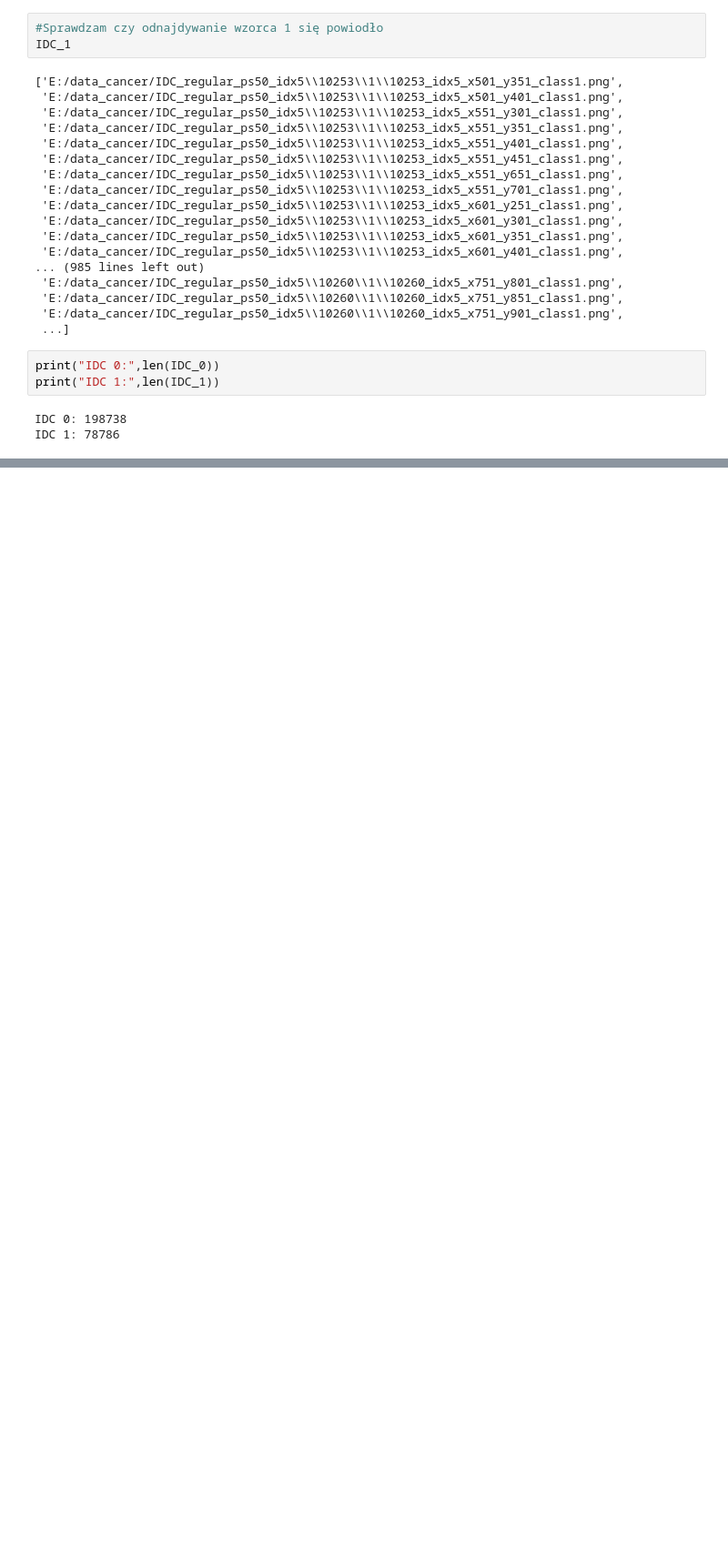
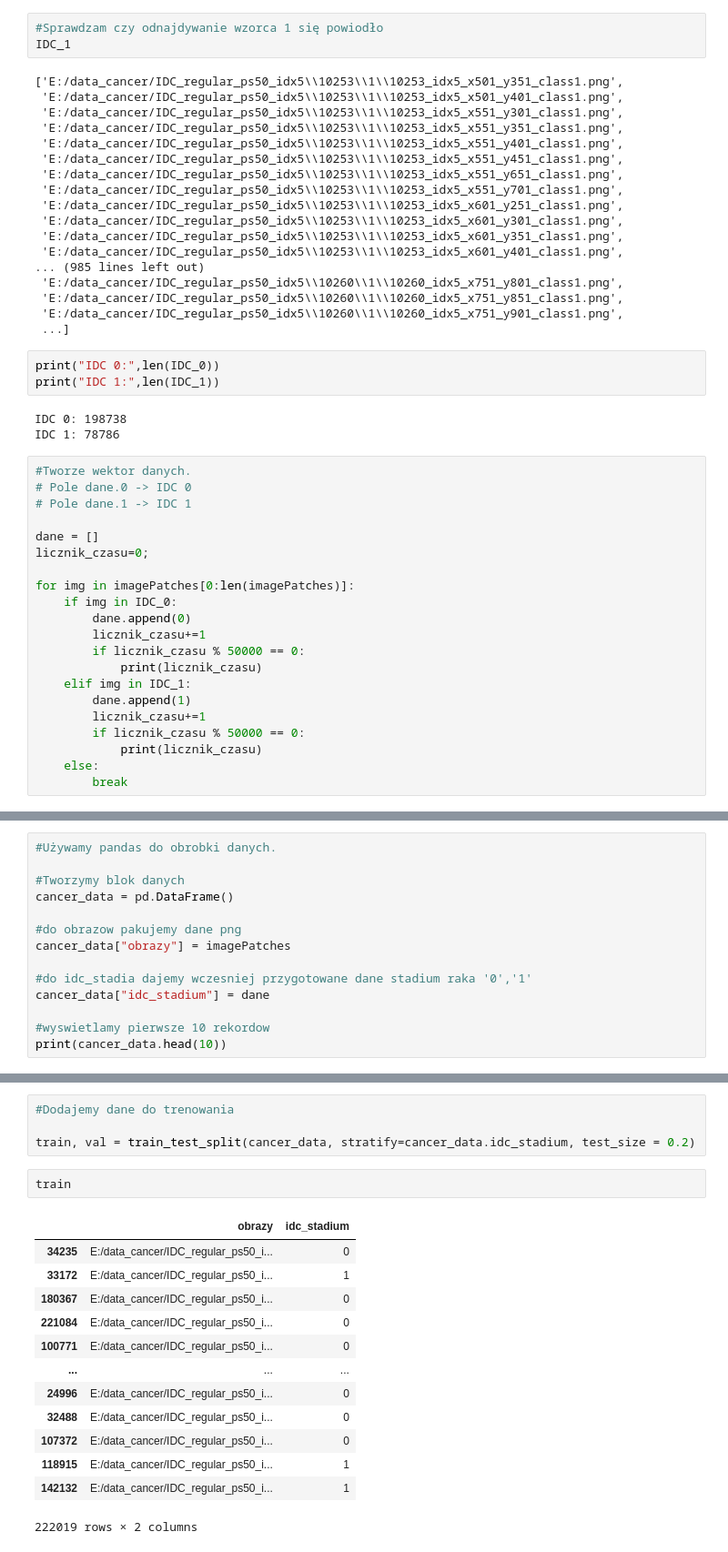
Before and after one commit to BayMichal/AI_Python, a Jupyter notebook: Breast_cancer/PyTorch/Breats_cancer_photos_datebase.ipynb, the cells around one changed output, grey strips where cells are left out. Shown: that part at 91% size. Saved outputs shown, nothing was run; the diff lists cells and outputs as text; blank space fills up the shorter version.

Commit message:
Train

```diff
--- a/Breast_cancer/PyTorch/Breats_cancer_photos_datebase.ipynb
+++ b/Breast_cancer/PyTorch/Breats_cancer_photos_datebase.ipynb
@@ -136,3 +134,24 @@ print("IDC 1:",len(IDC_1))
 # %% [output]
 IDC 0: 198738
 IDC 1: 78786
+# %%
+#Tworze wektor danych.
+# Pole dane.0 -> IDC 0
+# Pole dane.1 -> IDC 1
+
+dane = []
+licznik_czasu=0;
+
+for img in imagePatches[0:len(imagePatches)]:
+    if img in IDC_0:
+        dane.append(0)
+        licznik_czasu+=1
+        if licznik_czasu % 50000 == 0:
+            print(licznik_czasu)
+    elif img in IDC_1:
+        dane.append(1)
+        licznik_czasu+=1
+        if licznik_czasu % 50000 == 0:
+            print(licznik_czasu)
+    else:
+        break
@@ -138,0 +168,14 @@ IDC 1: 78786
+# %%
+#Używamy pandas do obrobki danych.
+
+#Tworzymy blok danych
+cancer_data = pd.DataFrame()
+
+#do obrazow pakujemy dane png
+cancer_data["obrazy"] = imagePatches
+
+#do idc_stadia dajemy wczesniej przygotowane dane stadium raka '0','1'
+cancer_data["idc_stadium"] = dane
+
+#wyswietlamy pierwsze 10 rekordow
+print(cancer_data.head(10))
@@ -138,0 +194,20 @@ IDC 1: 78786
+# %%
+#Dodajemy dane do trenowania
+
+train, val = train_test_split(cancer_data, stratify=cancer_data.idc_stadium, test_size = 0.2)
+# %%
+train
+# %% [output]
+|  | obrazy | idc_stadium |
+| 34235 | E:/data_cancer/IDC_regular_ps50_i... | 0 |
+| 33172 | E:/data_cancer/IDC_regular_ps50_i... | 1 |
+| 180367 | E:/data_cancer/IDC_regular_ps50_i... | 0 |
+| 221084 | E:/data_cancer/IDC_regular_ps50_i... | 0 |
+| 100771 | E:/data_cancer/IDC_regular_ps50_i... | 0 |
+| ... | ... | ... |
+| 24996 | E:/data_cancer/IDC_regular_ps50_i... | 0 |
+| 32488 | E:/data_cancer/IDC_regular_ps50_i... | 0 |
+| 107372 | E:/data_cancer/IDC_regular_ps50_i... | 0 |
+| 118915 | E:/data_cancer/IDC_regular_ps50_i... | 1 |
+| 142132 | E:/data_cancer/IDC_regular_ps50_i... | 1 |
+222019 rows × 2 columns
```
Also changed, not shown: parts of 4 cells of this notebook.
